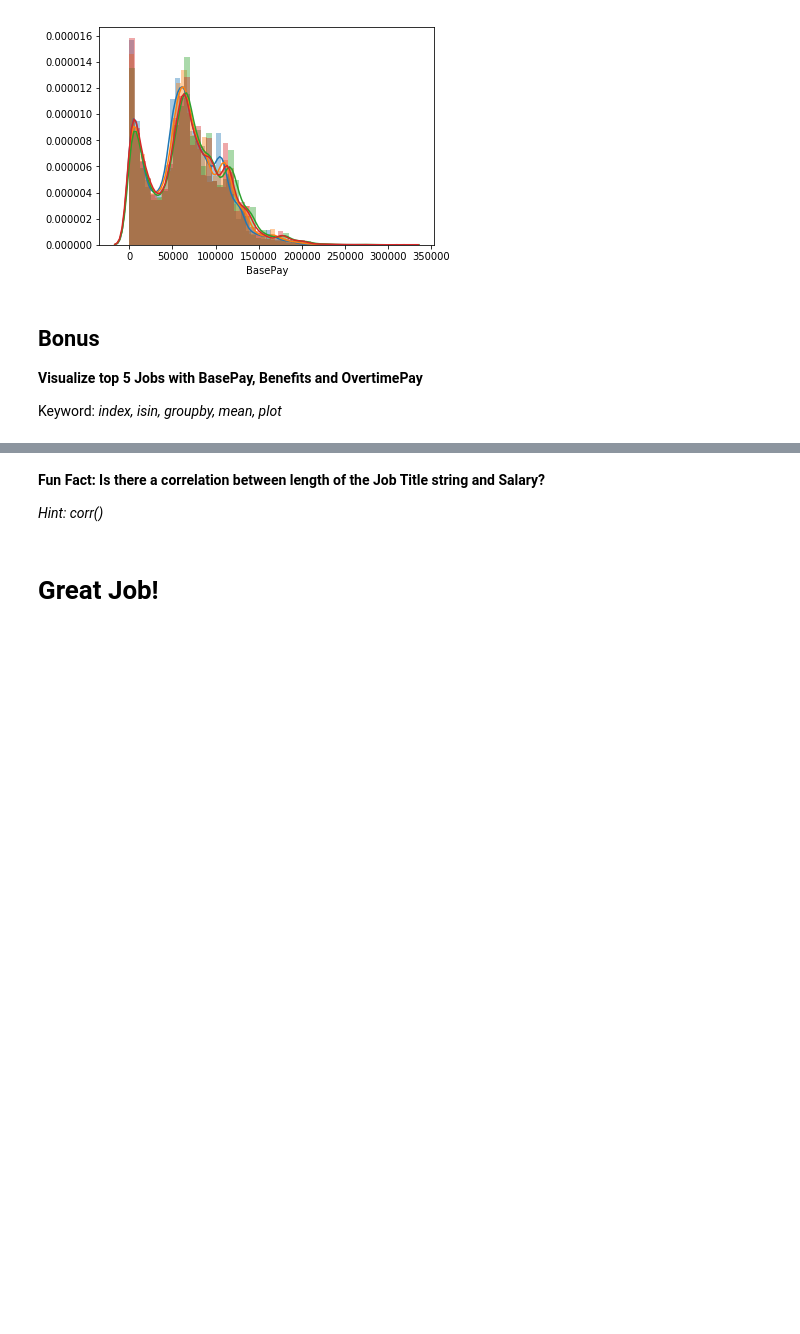
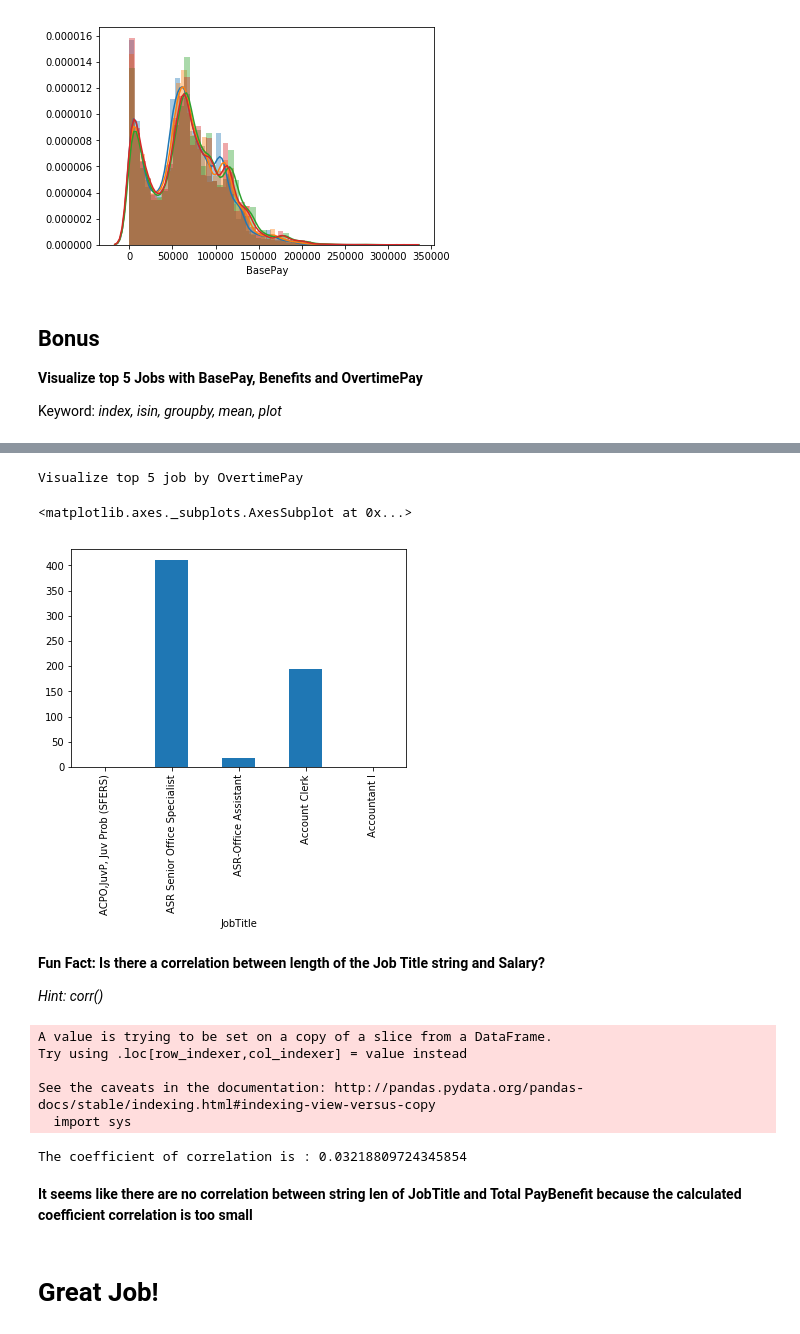
Before and after one commit to 0902338471/Coder_School_Assigment, a Jupyter notebook: Copy_of_DAwP_Assignment_2.ipynb, the cells around one changed output, grey strips where cells are left out. Cells and saved outputs as stored; diff of their text form; code cells hidden in the pictures; blank space fills up the shorter version.

```diff
--- a/Copy_of_DAwP_Assignment_2.ipynb
+++ b/Copy_of_DAwP_Assignment_2.ipynb
@@ -325,6 +327,37 @@ Keyword: *index, isin, groupby, mean, plot*
+# %%
+#visualize with OvertimePay
+print("Visualize top 5 job by OvertimePay")
+top5job["OvertimePay"].plot("bar")
+# %% [output]
+Visualize top 5 job by OvertimePay
+<matplotlib.axes._subplots.AxesSubplot at 0x...>
+[figure, added]
 # %% [markdown]
 **Fun Fact: Is there a correlation between length of the Job Title string and Salary?**
 
 *Hint: corr()*
+# %%
+#get the length of string of each type of Job Title and average the salary(TotalPayBenefit) of each job
+groupjob=sal.groupby("JobTitle",as_index = False).agg(np.mean)
+#drop rows that contains NAN value in Salary(TotalPayBenefit) column
+groupjob=groupjob.dropna(subset=["TotalPayBenefits"])
+#new df for saving relation ship between Job Title length and Salary
+JoblenvsSaldf=groupjob[["JobTitle","TotalPayBenefits"]]
+#adding length of Job Title column
+JoblenvsSaldf["lengthJob"]=JoblenvsSaldf["JobTitle"].str.len()
+# %% [output]
+A value is trying to be set on a copy of a slice from a DataFrame.
+Try using .loc[row_indexer,col_indexer] = value instead
+
+See the caveats in the documentation: http://pandas.pydata.org/pandas-docs/stable/indexing.html#indexing-view-versus-copy
+  import sys
+# %%
+#calculating the correlation between Jobtitle String len and TotalPayBenefit
+corr=JoblenvsSaldf['lengthJob'].corr(JoblenvsSaldf['TotalPayBenefits'])
+print("The coefficient of correlation is :",corr)
+# %% [output]
+The coefficient of correlation is : 0.03218809724345854
+# %% [markdown]
+**It seems like there are no correlation between string len of JobTitle and Total PayBenefit because the calculated coefficient correlation is too small**
 # %% [markdown]
 # Great Job!
```
Also changed, not shown: parts of 5 cells of this notebook.
